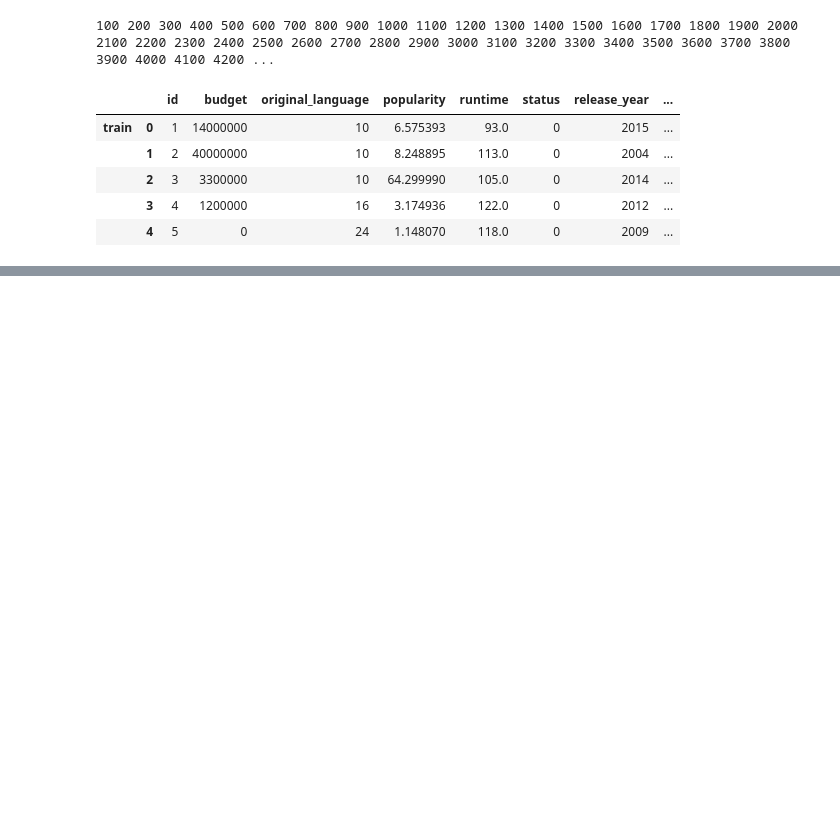
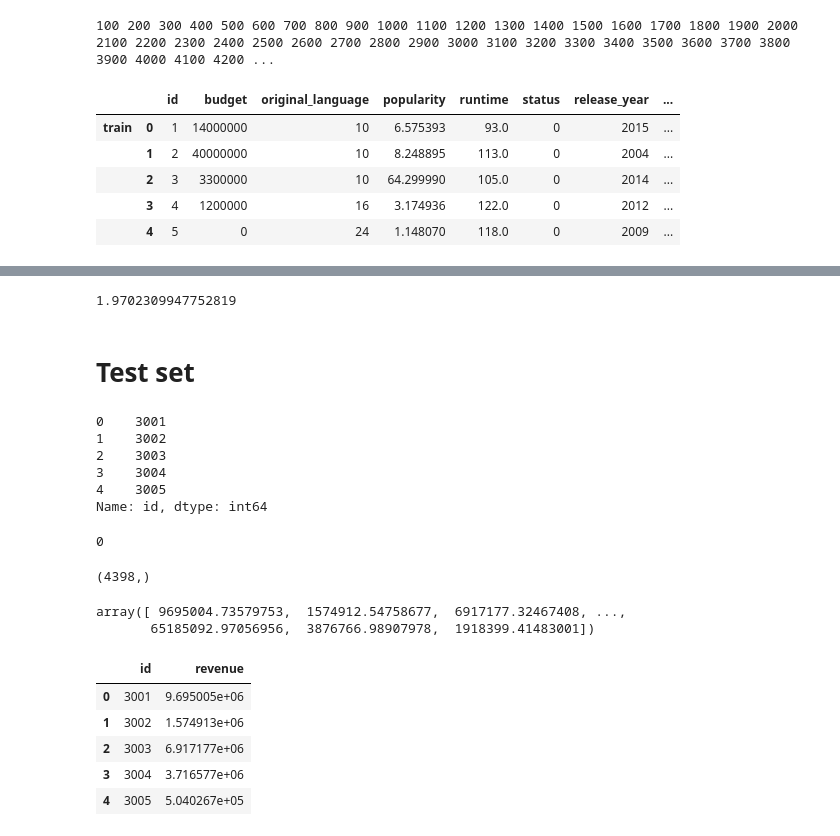
Before and after one commit to JanieTran/Kaggle_Competitions, a Jupyter notebook: TMDBBoxOfficePrediction/TMDBBoxOfficePrediction.ipynb, the cells around one changed output, grey strips where cells are left out. Drawn from its saved outputs; the diff is of its cells as text; code cells hidden in the pictures; blank space fills up the shorter version.

```diff
--- a/TMDBBoxOfficePrediction/TMDBBoxOfficePrediction.ipynb
+++ b/TMDBBoxOfficePrediction/TMDBBoxOfficePrediction.ipynb
@@ -368,0 +449,3 @@ df_features.head()
+# %%
+lgb_model = lgb.train(params, train_ds, 700,
+                      valid_sets = watchlist, verbose_eval = 20)
@@ -368,0 +470,40 @@ df_features.head()
+# %%
+val_preds = lgb_model.predict(x_val)
+rmsle(val_preds, y_val)
+# %% [output]
+1.9702309947752819
+# %% [markdown]
+# Test set
+# %%
+test_id = test_set.pop('id')
+test_id.head()
+# %% [output]
+0    3001
+1    3002
+2    3003
+3    3004
+4    3005
+Name: id, dtype: int64
+# %%
+test_set.isna().sum().max()
+# %% [output]
+0
+# %%
+preds = lgb_model.predict(test_set)
+preds = np.exp(preds)
+print(preds.shape)
+preds
+# %% [output]
+(4398,)
+array([ 9695004.73579753,  1574912.54758677,  6917177.32467408, ...,
+       65185092.97056956,  3876766.98907978,  1918399.41483001])
+# %%
+submission = pd.DataFrame({'id': test_id, 'revenue': preds})
+submission.head()
+# %% [output]
+|  | id | revenue |
+| 0 | 3001 | 9.695005e+06 |
+| 1 | 3002 | 1.574913e+06 |
+| 2 | 3003 | 6.917177e+06 |
+| 3 | 3004 | 3.716577e+06 |
+| 4 | 3005 | 5.040267e+05 |
```
Also changed, not shown: parts of 9 cells of this notebook, 2 other files.
